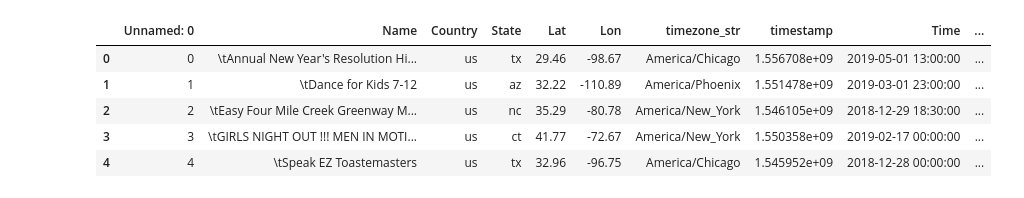
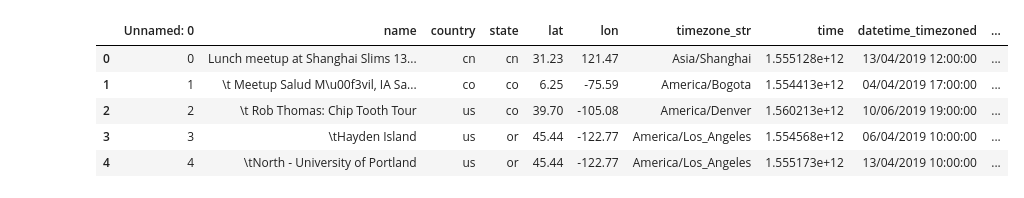
Before and after one commit to maxi93/NeoMeetup, a Jupyter notebook: Visualizations/Heatmap_event_weekdays.ipynb, the cells around one changed output. Drawn from its saved outputs; the diff is of its cells as text; code cells hidden in the pictures.

```diff
--- a/Visualizations/Heatmap_event_weekdays.ipynb
+++ b/Visualizations/Heatmap_event_weekdays.ipynb
@@ -9,6 +9,6 @@ from matplotlib import rcParams
 import warnings
 warnings.filterwarnings('ignore') #remove warning
 # %%
-df = pd.read_csv("I:/Massi/Documents/GitHub/NeoMeetup/Csv/Exported_queries/Distribuzione_temporale_eventi_fix.csv")
+df = pd.read_csv("https://media.githubusercontent.com/media/DBertazioli/NeoMeetup/master/csv/exported_queries/Distribuzione_temporale_eventi_fix.csv")
 df.head()
 # %% [output]
@@ -21,13 +21,13 @@ df.head()
 # %%
 tmp = df['datetime_timezoned'].str.split(" ", n = 1, expand = True) #create distinct columns date and time
 df['day'] = [calendar.day_name[dt.strptime(date, '%d/%m/%Y').weekday()] for date in tmp[0]] #transform date into day
-df['time'] = tmp[1] #take time
+df['dtime'] = tmp[1] #take time
 df.head()
 # %% [output]
-|  | Unnamed: 0 | Name | Country | State | Lat | Lon | timezone_str | timestamp | Time | ... |
-| 0 | 0 | \tAnnual New Year's Resolution Hi... | us | tx | 29.46 | -98.67 | America/Chicago | 1.556708e+09 | 2019-05-01 13:00:00 | ... |
-| 1 | 1 | \tDance for Kids 7-12 | us | az | 32.22 | -110.89 | America/Phoenix | 1.551478e+09 | 2019-03-01 23:00:00 | ... |
-| 2 | 2 | \tEasy Four Mile Creek Greenway M... | us | nc | 35.29 | -80.78 | America/New_York | 1.546105e+09 | 2018-12-29 18:30:00 | ... |
-| 3 | 3 | \tGIRLS NIGHT OUT !!! MEN IN MOTI... | us | ct | 41.77 | -72.67 | America/New_York | 1.550358e+09 | 2019-02-17 00:00:00 | ... |
-| 4 | 4 | \tSpeak EZ Toastemasters | us | tx | 32.96 | -96.75 | America/Chicago | 1.545952e+09 | 2018-12-28 00:00:00 | ... |
+|  | Unnamed: 0 | name | country | state | lat | lon | timezone_str | time | datetime_timezoned | ... |
+| 0 | 0 | Lunch meetup at Shanghai Slims 13... | cn | cn | 31.23 | 121.47 | Asia/Shanghai | 1.555128e+12 | 13/04/2019 12:00:00 | ... |
+| 1 | 1 | \t Meetup Salud M\u00f3vil, IA Sa... | co | co | 6.25 | -75.59 | America/Bogota | 1.554413e+12 | 04/04/2019 17:00:00 | ... |
+| 2 | 2 | \t Rob Thomas: Chip Tooth Tour | us | co | 39.70 | -105.08 | America/Denver | 1.560213e+12 | 10/06/2019 19:00:00 | ... |
+| 3 | 3 | \tHayden Island | us | or | 45.44 | -122.77 | America/Los_Angeles | 1.554568e+12 | 06/04/2019 10:00:00 | ... |
+| 4 | 4 | \tNorth - University of Portland | us | or | 45.44 | -122.77 | America/Los_Angeles | 1.555173e+12 | 13/04/2019 10:00:00 | ... |
 # %%
```
Also changed, not shown: parts of 5 cells of this notebook, 39 other files.
